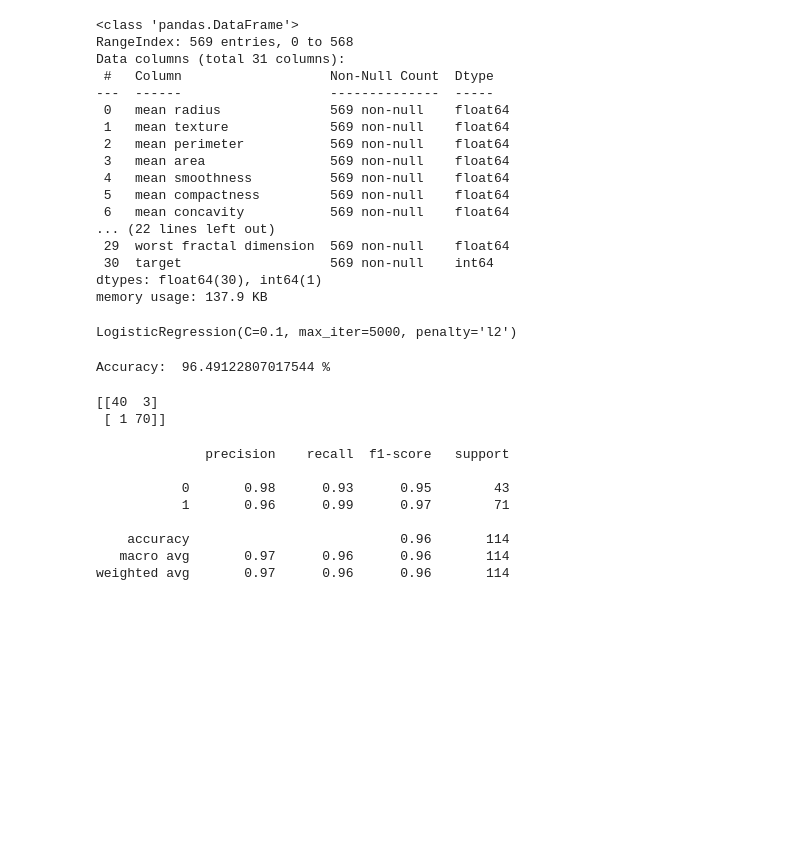
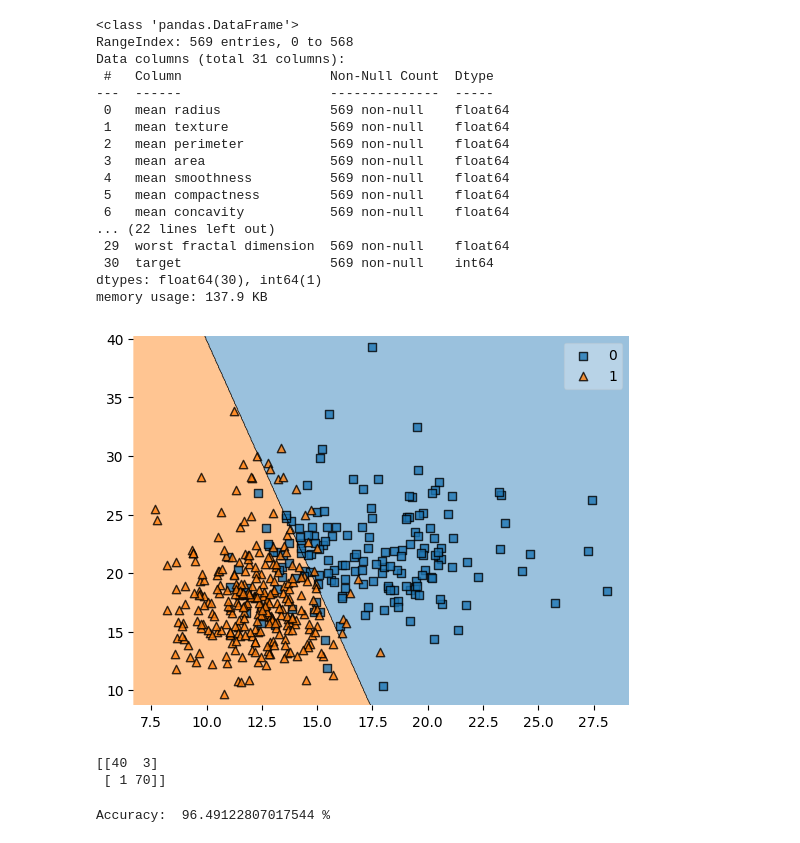
Before and after one commit to Innotech-Manipal-TP26/Ananyaraj2ndYear, a Jupyter notebook: Week2/logistic.ipynb, the cells around one changed output. Cells and saved outputs as stored; diff of their text form; code cells hidden in the pictures; blank space fills up the shorter version.

Commit message:
Logistic Regression (Sklearn)

```diff
--- a/Week2/logistic.ipynb
+++ b/Week2/logistic.ipynb
@@ -55,4 +47,0 @@ model = LogisticRegression(
-# %%
-model.fit(X_train, y_train)
-# %% [output]
-LogisticRegression(C=0.1, max_iter=5000, penalty='l2')
@@ -61,22 +48,26 @@ y_pred = model.predict(X_test)
-# %%
-accuracy = accuracy_score(y_test, y_pred)
-print("Accuracy: ", accuracy*100, "%")
-# %% [output]
-Accuracy:  96.49122807017544 %
-# %%
-cm = confusion_matrix(y_test, y_pred)
-print(cm)
-# %% [output]
-[[40  3]
- [ 1 70]]
-# %%
-print(classification_report(y_test, y_pred))
-# %% [output]
-              precision    recall  f1-score   support
-
-           0       0.98      0.93      0.95        43
-           1       0.96      0.99      0.97        71
-
-    accuracy                           0.96       114
-   macro avg       0.97      0.96      0.96       114
-weighted avg       0.97      0.96      0.96       114
+# %%
+from mlxtend.plotting import plot_decision_regions
+
+X_plot = X_train[:, :2]
+model = LogisticRegression(
+    penalty='l2',
+    C=0.1,
+    solver='lbfgs',
+    max_iter=5000)
+model.fit(X_plot, y_train)
+
+plot_decision_regions(X_plot, y_train, clf=model)
+plt.show()
+# %% [output]
+[figure, added]
+# %%
+cm = confusion_matrix(y_test, y_pred)
+print(cm)
+# %% [output]
+[[40  3]
+ [ 1 70]]
+# %%
+accuracy = accuracy_score(y_test, y_pred)
+print("Accuracy: ", accuracy*100, "%")
+# %% [output]
+Accuracy:  96.49122807017544 %
```
Also changed, not shown: parts of 4 cells of this notebook.
